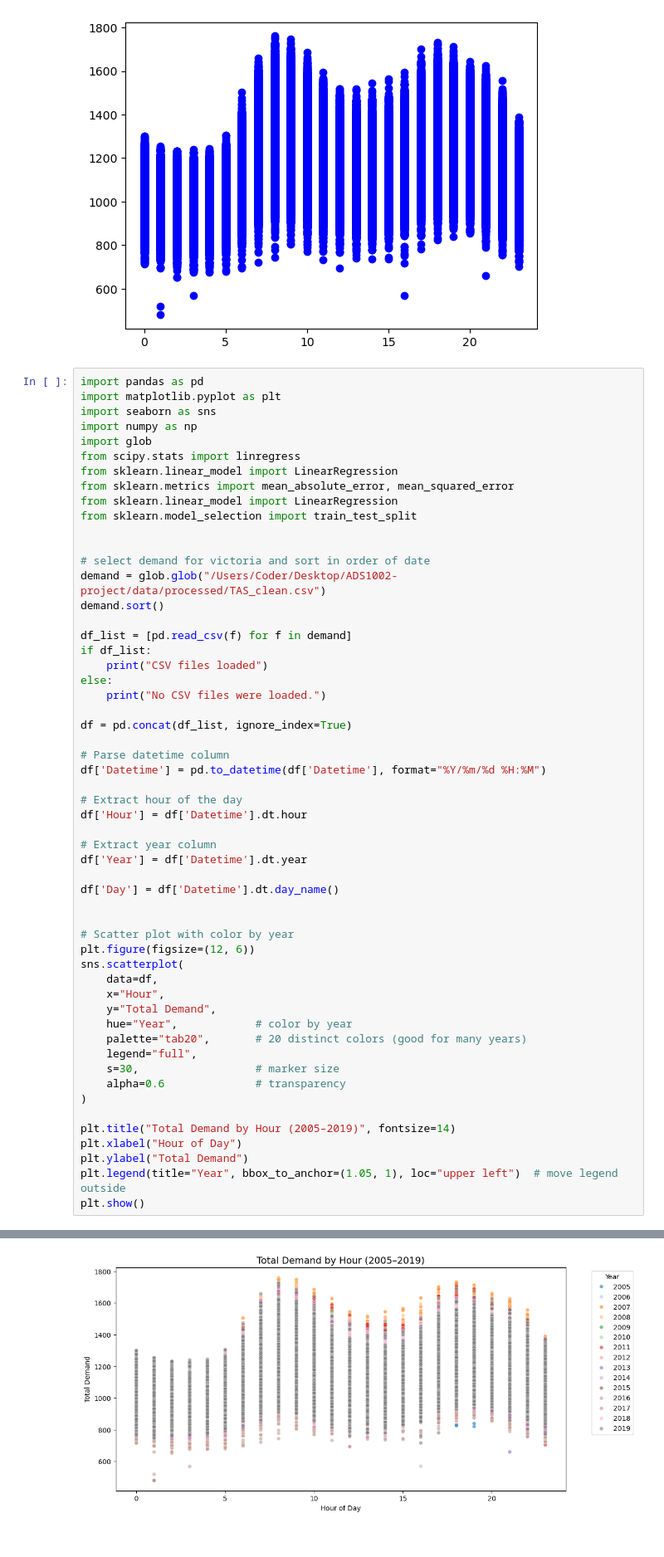
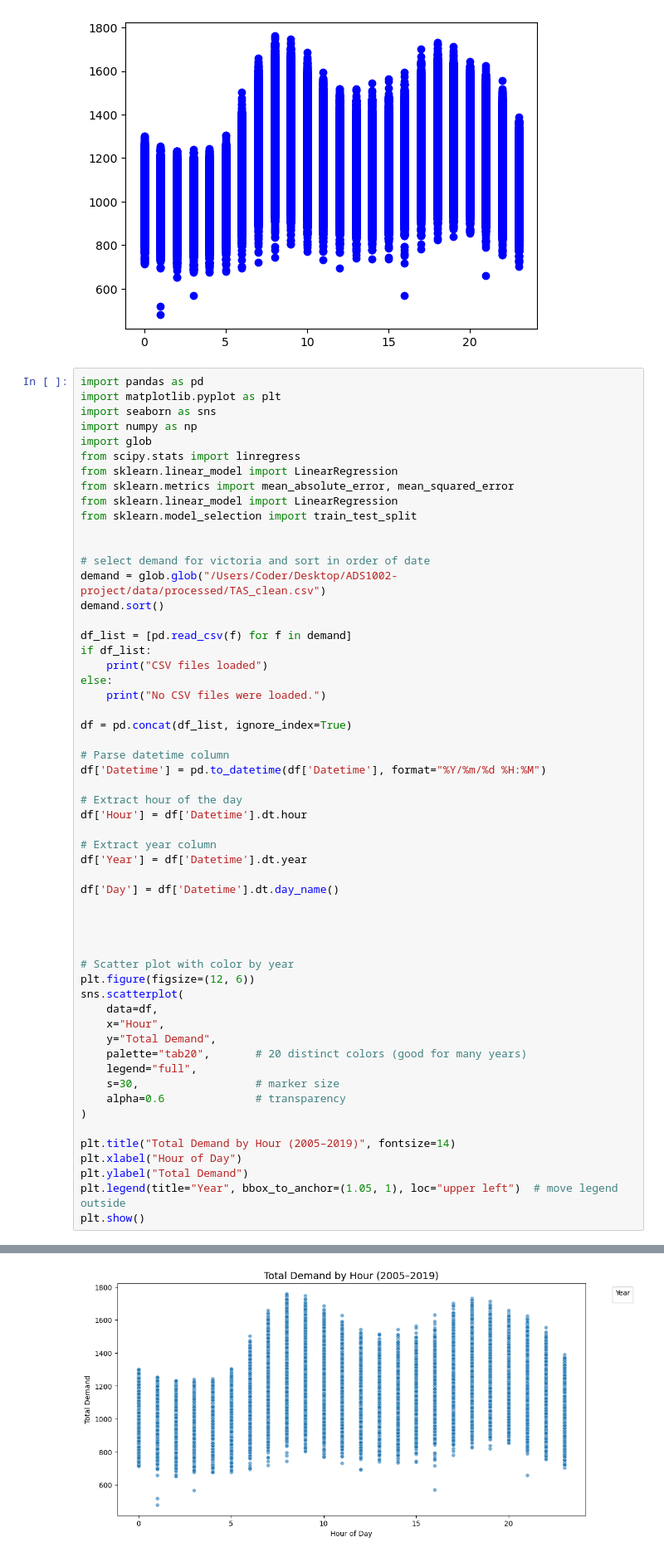
Before and after one commit to harjask-7/ADS1002-project, a Jupyter notebook: notebooks/tymon/TAS-model.ipynb, the cells around one changed output, grey strips where cells are left out. Shown at 83% size. Saved outputs shown, nothing was run; the diff lists cells and outputs as text.

```diff
--- a/notebooks/tymon/TAS-model.ipynb
+++ b/notebooks/tymon/TAS-model.ipynb
@@ -103,13 +103,14 @@ df['Year'] = df['Datetime'].dt.year
 df['Day'] = df['Datetime'].dt.day_name()
 
 
+
+
 # Scatter plot with color by year
 plt.figure(figsize=(12, 6))
 sns.scatterplot(
     data=df,
     x="Hour",
     y="Total Demand",
-    hue="Year",            # color by year
     palette="tab20",       # 20 distinct colors (good for many years)
     legend="full",
     s=30,                  # marker size
@@ -139 +127 @@ CSV files loaded
-[figure, old version]
+[figure, new version]
```
Also changed, not shown: parts of 3 cells of this notebook, 2 other files.
